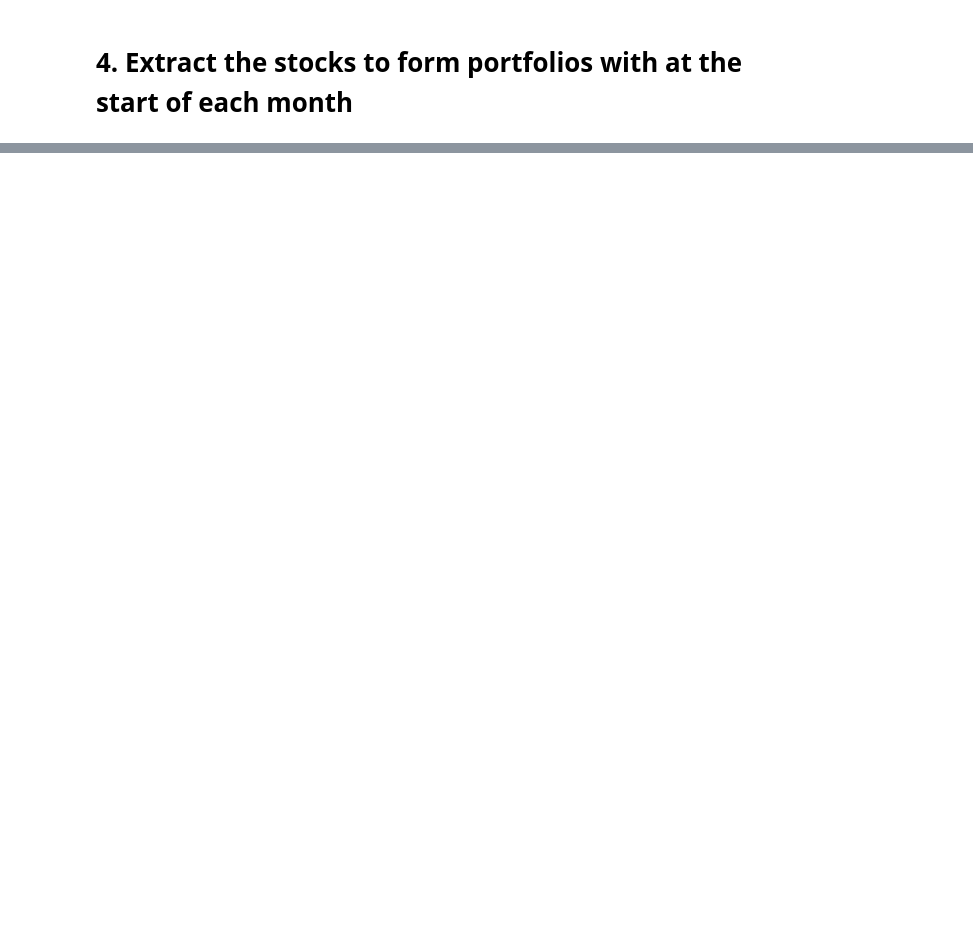
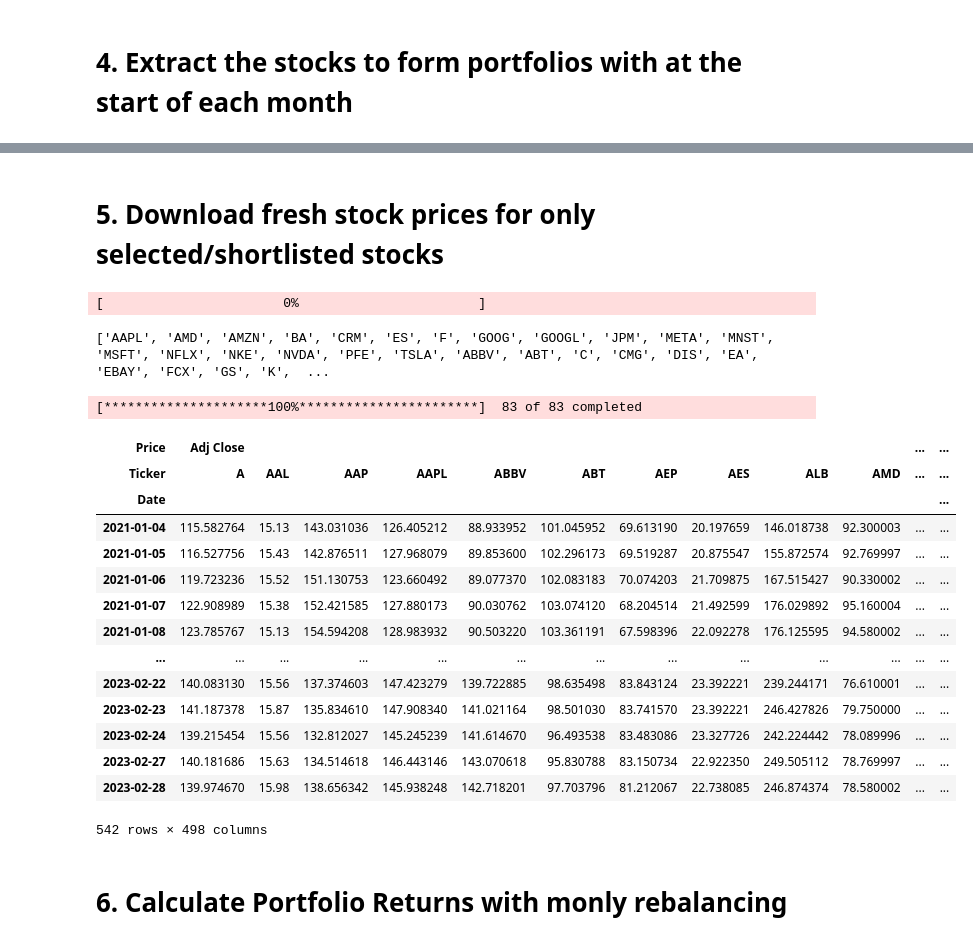
Before and after one commit to project-kitto/twitter_sentiment, a Jupyter notebook: twitter.ipynb, the cells around one changed output, grey strips where cells are left out. Drawn from its saved outputs; the diff is of its cells as text; code cells hidden in the pictures; blank space fills up the shorter version.

```diff
--- a/twitter.ipynb
+++ b/twitter.ipynb
@@ -110,0 +139,33 @@ filtered_df.head(20)
+# %% [markdown]
+# 5. Download fresh stock prices for only selected/shortlisted stocks
+# %%
+stocks_list = [
+    stock for stock in sentiment_df.index.get_level_values('symbol').unique().to_list()
+    if stock not in ['ATVI', 'MRO']
+]
+print(stocks_list)
+
+prices_df = yf.download(tickers=stocks_list,start='2021-01-01',end='2023-03-01',auto_adjust=False)
+
+prices_df
+# %% [output]
+[                       0%                       ]
+['AAPL', 'AMD', 'AMZN', 'BA', 'CRM', 'ES', 'F', 'GOOG', 'GOOGL', 'JPM', 'META', 'MNST', 'MSFT', 'NFLX', 'NKE', 'NVDA', 'PFE', 'TSLA', 'ABBV', 'ABT', 'C', 'CMG', 'DIS', 'EA', 'EBAY', 'FCX', 'GS', 'K',  ...
+[*********************100%***********************]  83 of 83 completed
+| Price | Adj Close |  |  |  |  |  |  |  |  |  | ... | ... |
+| Ticker | A | AAL | AAP | AAPL | ABBV | ABT | AEP | AES | ALB | AMD | ... | ... |
+| Date |  |  |  |  |  |  |  |  |  |  |  | ... |
+| 2021-01-04 | 115.582764 | 15.13 | 143.031036 | 126.405212 | 88.933952 | 101.045952 | 69.613190 | 20.197659 | 146.018738 | 92.300003 | ... | ... |
+| 2021-01-05 | 116.527756 | 15.43 | 142.876511 | 127.968079 | 89.853600 | 102.296173 | 69.519287 | 20.875547 | 155.872574 | 92.769997 | ... | ... |
+| 2021-01-06 | 119.723236 | 15.52 | 151.130753 | 123.660492 | 89.077370 | 102.083183 | 70.074203 | 21.709875 | 167.515427 | 90.330002 | ... | ... |
+| 2021-01-07 | 122.908989 | 15.38 | 152.421585 | 127.880173 | 90.030762 | 103.074120 | 68.204514 | 21.492599 | 176.029892 | 95.160004 | ... | ... |
+| 2021-01-08 | 123.785767 | 15.13 | 154.594208 | 128.983932 | 90.503220 | 103.361191 | 67.598396 | 22.092278 | 176.125595 | 94.580002 | ... | ... |
+| ... | ... | ... | ... | ... | ... | ... | ... | ... | ... | ... | ... | ... |
+| 2023-02-22 | 140.083130 | 15.56 | 137.374603 | 147.423279 | 139.722885 | 98.635498 | 83.843124 | 23.392221 | 239.244171 | 76.610001 | ... | ... |
+| 2023-02-23 | 141.187378 | 15.87 | 135.834610 | 147.908340 | 141.021164 | 98.501030 | 83.741570 | 23.392221 | 246.427826 | 79.750000 | ... | ... |
+| 2023-02-24 | 139.215454 | 15.56 | 132.812027 | 145.245239 | 141.614670 | 96.493538 | 83.483086 | 23.327726 | 242.224442 | 78.089996 | ... | ... |
+| 2023-02-27 | 140.181686 | 15.63 | 134.514618 | 146.443146 | 143.070618 | 95.830788 | 83.150734 | 22.922350 | 249.505112 | 78.769997 | ... | ... |
+| 2023-02-28 | 139.974670 | 15.98 | 138.656342 | 145.938248 | 142.718201 | 97.703796 | 81.212067 | 22.738085 | 246.874374 | 78.580002 | ... | ... |
+542 rows × 498 columns
+# %% [markdown]
+# 6. Calculate Portfolio Returns with monly rebalancing
```
Also changed, not shown: parts of 9 cells of this notebook.
